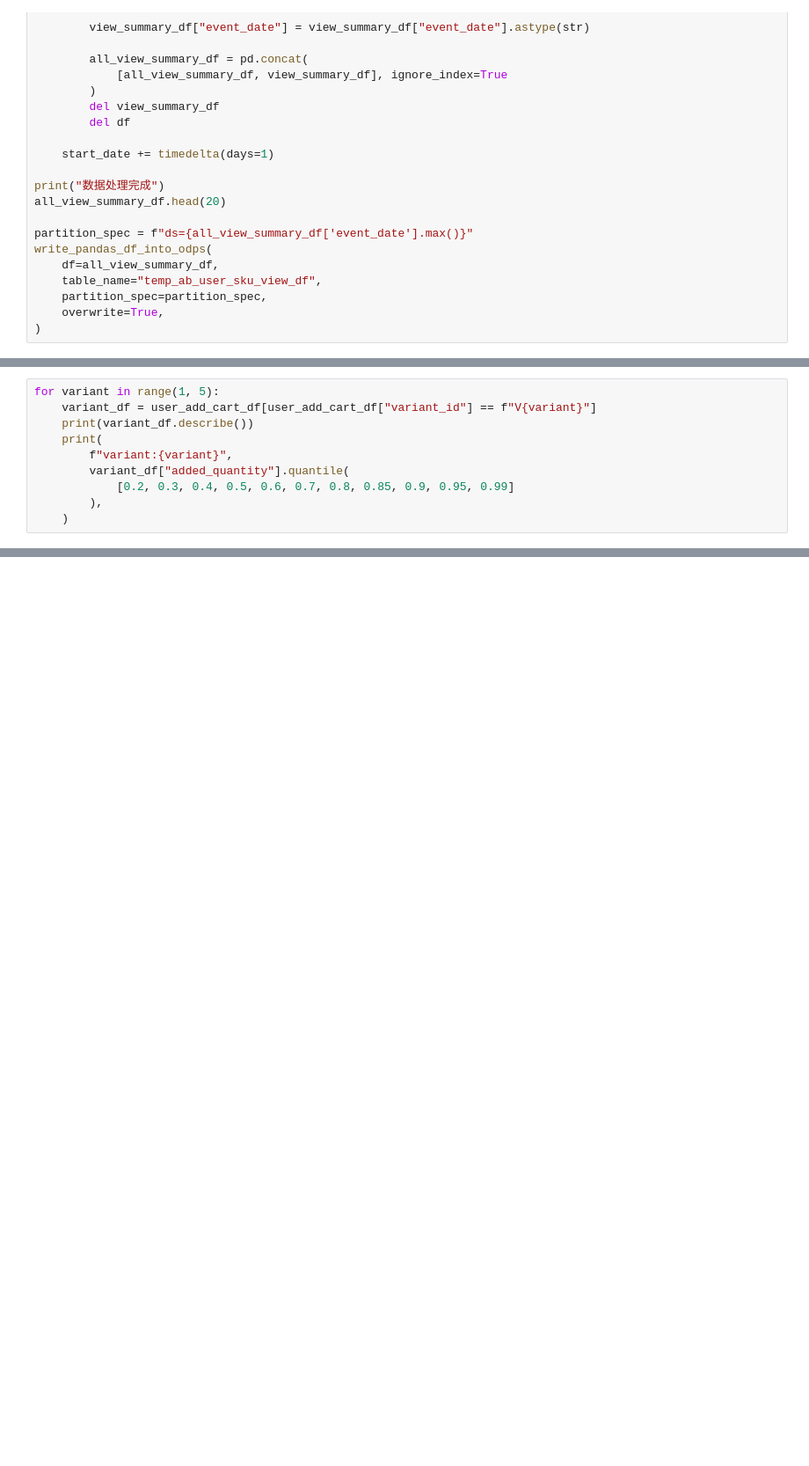
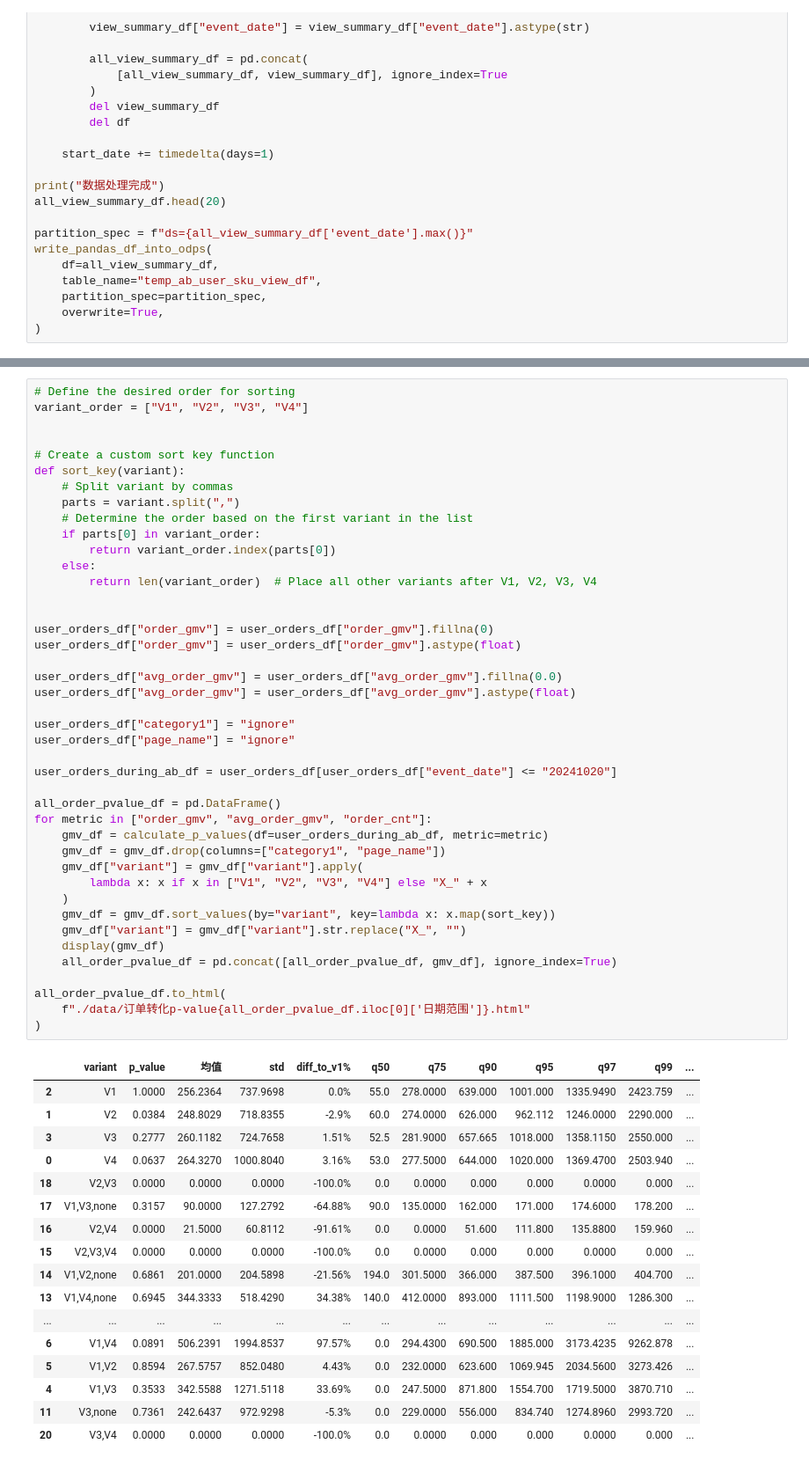
Before and after one commit to chrisptang/aliyun-devops, a Jupyter notebook: AB实验全量后数据分析.ipynb, the cells around one changed output, grey strips where cells are left out. Shown: that part at 88% size. Cells and saved outputs as stored; diff of their text form; blank space fills up the shorter version.

```diff
--- a/AB实验全量后数据分析.ipynb
+++ b/AB实验全量后数据分析.ipynb
@@ -617,10 +321,0 @@ user_add_cart_df.head(5)
-# %%
-for variant in range(1, 5):
-    variant_df = user_add_cart_df[user_add_cart_df["variant_id"] == f"V{variant}"]
-    print(variant_df.describe())
-    print(
-        f"variant:{variant}",
-        variant_df["added_quantity"].quantile(
-            [0.2, 0.3, 0.4, 0.5, 0.6, 0.7, 0.8, 0.85, 0.9, 0.95, 0.99]
-        ),
-    )
@@ -626,0 +578,60 @@ for variant in range(1, 5):
+# %%
+# Define the desired order for sorting
+variant_order = ["V1", "V2", "V3", "V4"]
+
+
+# Create a custom sort key function
+def sort_key(variant):
+    # Split variant by commas
+    parts = variant.split(",")
+    # Determine the order based on the first variant in the list
+    if parts[0] in variant_order:
+        return variant_order.index(parts[0])
+    else:
+        return len(variant_order)  # Place all other variants after V1, V2, V3, V4
+
+
+user_orders_df["order_gmv"] = user_orders_df["order_gmv"].fillna(0)
+user_orders_df["order_gmv"] = user_orders_df["order_gmv"].astype(float)
+
+user_orders_df["avg_order_gmv"] = user_orders_df["avg_order_gmv"].fillna(0.0)
+user_orders_df["avg_order_gmv"] = user_orders_df["avg_order_gmv"].astype(float)
+
+user_orders_df["category1"] = "ignore"
+user_orders_df["page_name"] = "ignore"
+
+user_orders_during_ab_df = user_orders_df[user_orders_df["event_date"] <= "20241020"]
+
+all_order_pvalue_df = pd.DataFrame()
+for metric in ["order_gmv", "avg_order_gmv", "order_cnt"]:
+    gmv_df = calculate_p_values(df=user_orders_during_ab_df, metric=metric)
+    gmv_df = gmv_df.drop(columns=["category1", "page_name"])
+    gmv_df["variant"] = gmv_df["variant"].apply(
+        lambda x: x if x in ["V1", "V2", "V3", "V4"] else "X_" + x
+    )
+    gmv_df = gmv_df.sort_values(by="variant", key=lambda x: x.map(sort_key))
+    gmv_df["variant"] = gmv_df["variant"].str.replace("X_", "")
+    display(gmv_df)
+    all_order_pvalue_df = pd.concat([all_order_pvalue_df, gmv_df], ignore_index=True)
+
+all_order_pvalue_df.to_html(
+    f"./data/订单转化p-value{all_order_pvalue_df.iloc[0]['日期范围']}.html"
+)
+# %% [output]
+|  | variant | p_value | 均值 | std | diff_to_v1% | q50 | q75 | q90 | q95 | q97 | q99 | ... |
+| 2 | V1 | 1.0000 | 256.2364 | 737.9698 | 0.0% | 55.0 | 278.0000 | 639.000 | 1001.000 | 1335.9490 | 2423.759 | ... |
+| 1 | V2 | 0.0384 | 248.8029 | 718.8355 | -2.9% | 60.0 | 274.0000 | 626.000 | 962.112 | 1246.0000 | 2290.000 | ... |
+| 3 | V3 | 0.2777 | 260.1182 | 724.7658 | 1.51% | 52.5 | 281.9000 | 657.665 | 1018.000 | 1358.1150 | 2550.000 | ... |
+| 0 | V4 | 0.0637 | 264.3270 | 1000.8040 | 3.16% | 53.0 | 277.5000 | 644.000 | 1020.000 | 1369.4700 | 2503.940 | ... |
+| 18 | V2,V3 | 0.0000 | 0.0000 | 0.0000 | -100.0% | 0.0 | 0.0000 | 0.000 | 0.000 | 0.0000 | 0.000 | ... |
+| 17 | V1,V3,none | 0.3157 | 90.0000 | 127.2792 | -64.88% | 90.0 | 135.0000 | 162.000 | 171.000 | 174.6000 | 178.200 | ... |
+| 16 | V2,V4 | 0.0000 | 21.5000 | 60.8112 | -91.61% | 0.0 | 0.0000 | 51.600 | 111.800 | 135.8800 | 159.960 | ... |
+| 15 | V2,V3,V4 | 0.0000 | 0.0000 | 0.0000 | -100.0% | 0.0 | 0.0000 | 0.000 | 0.000 | 0.0000 | 0.000 | ... |
+| 14 | V1,V2,none | 0.6861 | 201.0000 | 204.5898 | -21.56% | 194.0 | 301.5000 | 366.000 | 387.500 | 396.1000 | 404.700 | ... |
+| 13 | V1,V4,none | 0.6945 | 344.3333 | 518.4290 | 34.38% | 140.0 | 412.0000 | 893.000 | 1111.500 | 1198.9000 | 1286.300 | ... |
+| ... | ... | ... | ... | ... | ... | ... | ... | ... | ... | ... | ... | ... |
+| 6 | V1,V4 | 0.0891 | 506.2391 | 1994.8537 | 97.57% | 0.0 | 294.4300 | 690.500 | 1885.000 | 3173.4235 | 9262.878 | ... |
+| 5 | V1,V2 | 0.8594 | 267.5757 | 852.0480 | 4.43% | 0.0 | 232.0000 | 623.600 | 1069.945 | 2034.5600 | 3273.426 | ... |
+| 4 | V1,V3 | 0.3533 | 342.5588 | 1271.5118 | 33.69% | 0.0 | 247.5000 | 871.800 | 1554.700 | 1719.5000 | 3870.710 | ... |
+| 11 | V3,none | 0.7361 | 242.6437 | 972.9298 | -5.3% | 0.0 | 229.0000 | 556.000 | 834.740 | 1274.8960 | 2993.720 | ... |
+| 20 | V3,V4 | 0.0000 | 0.0000 | 0.0000 | -100.0% | 0.0 | 0.0000 | 0.000 | 0.000 | 0.0000 | 0.000 | ... |
```
Also changed, not shown: parts of 24 cells of this notebook.
